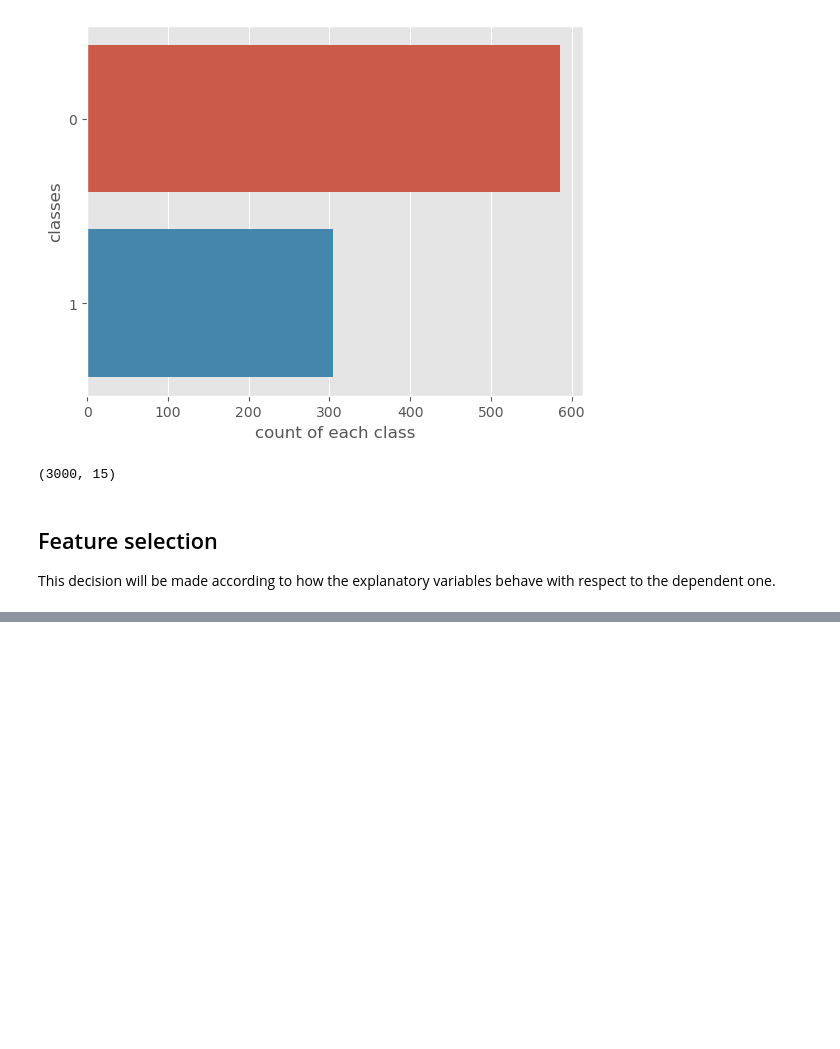
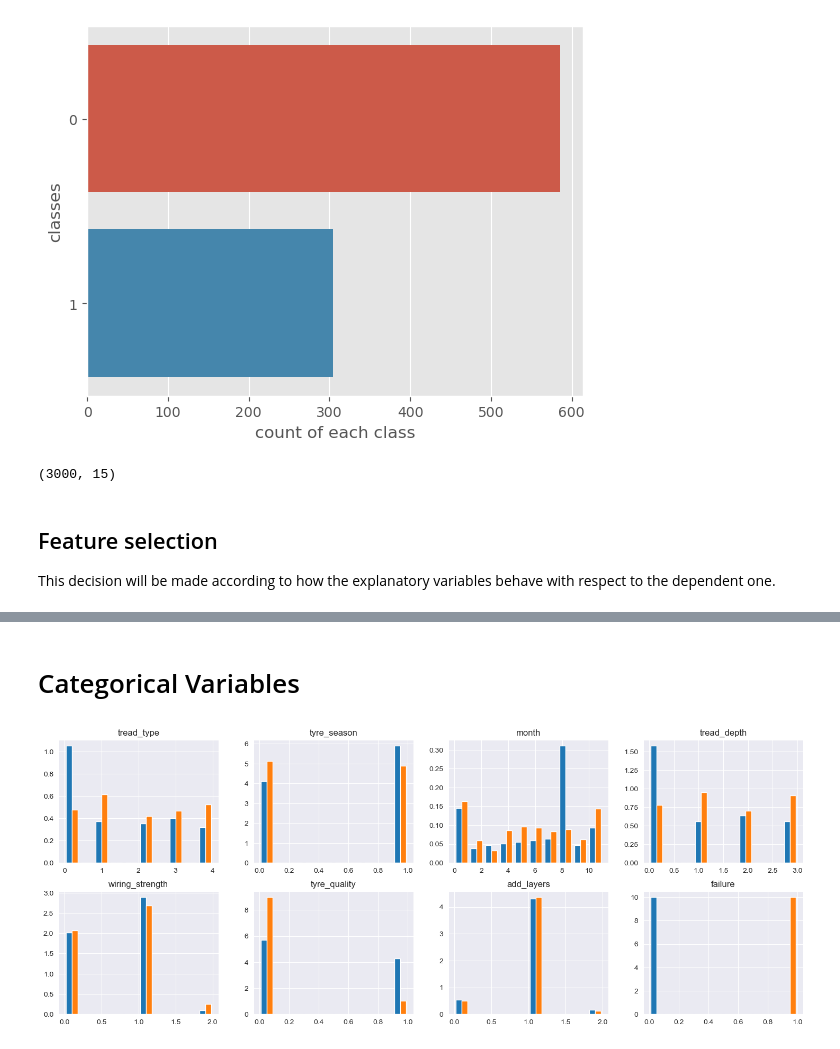
Before and after one commit to dodogro/ML_Project, a Jupyter notebook: script/eda.ipynb, the cells around one changed output, grey strips where cells are left out. Saved outputs shown, nothing was run; the diff lists cells and outputs as text; code cells hidden in the pictures; blank space fills up the shorter version.

```diff
--- a/script/eda.ipynb
+++ b/script/eda.ipynb
@@ -292,0 +293,4 @@ plt.show()
+# %%
+# We first drop every row with a NA value
+df_diameter = df.dropna(axis = 0)
+print(df_diameter.shape)
@@ -292,0 +299,4 @@ plt.show()
+# %%
+# We separate Categorial Variables
+df_diameter_categorical = df_diameter[["tread_type","tyre_season","month","tread_depth","wiring_strength","tyre_quality","add_layers","failure"]]
+print(df_diameter_categorical.head())
@@ -292,0 +335,22 @@ plt.show()
+# %% [markdown]
+# Categorical Variables
+# %%
+%matplotlib inline
+import seaborn as sns
+import matplotlib.pyplot as plt
+
+df_cat_0 = df_diameter_categorical[df_diameter_categorical["failure"]==0]
+df_cat_1 = df_diameter_categorical[df_diameter_categorical["failure"]==1]
+
+fig, axes = plt.subplots(2,4,figsize=[15,6])
+axes = axes.flatten()
+fig.tight_layout(pad=2)
+
+for i,x in enumerate(df_diameter_categorical.columns):
+    plt.sca(axes[i])
+    plt.hist([df_cat_0[x],df_cat_1[x]], density=True)
+    plt.title(x)
+
+plt.show()
+# %% [output]
+[figure, added]
```
Also changed, not shown: parts of 7 cells of this notebook.
